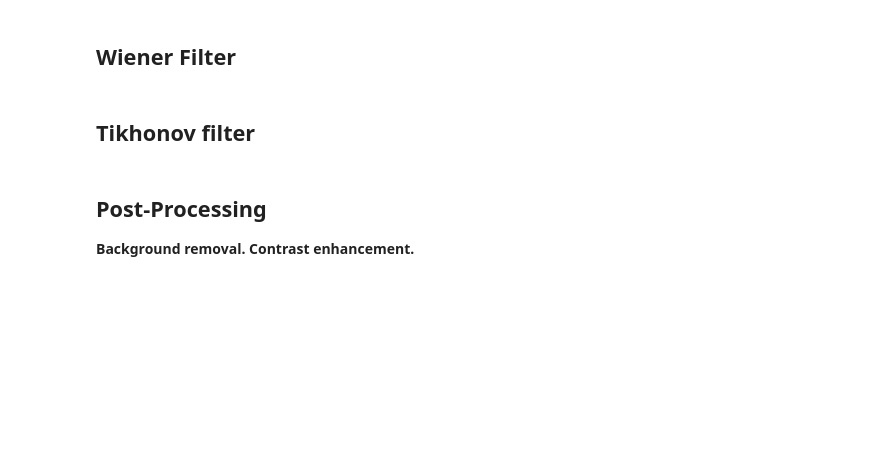
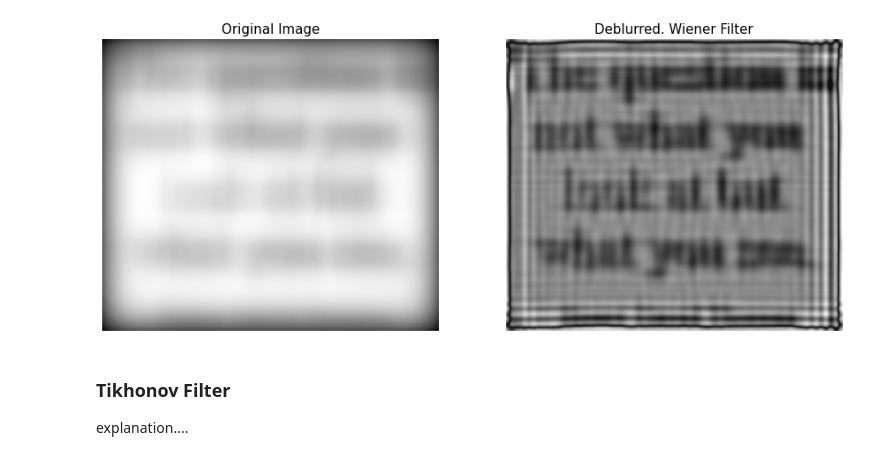
Before and after one commit to AdamV98/ReadTheText, a Jupyter notebook: Read The Text. SSIP 2022.ipynb, the cells around one changed output. Saved outputs shown, nothing was run; the diff lists cells and outputs as text; code cells hidden in the pictures; blank space fills up the shorter version.

```diff
--- a/Read The Text. SSIP 2022.ipynb
+++ b/Read The Text. SSIP 2022.ipynb
@@ -12,0 +55,2 @@ from Deblurring impor
+# %%
+psf = create_psf(B, Ar, Ac)
@@ -13,9 +98,10 @@ from Deblurring impor
+# %%
+deblurred_wiener = wiener_filter(B, psf, 20000)
+# %%
+compare_2_imgs (B, deblurred_wiener, title1 = 'Original Image', title2 = 'Deblurred. Wiener Filter')
+# %% [output]
+[figure, added]
 # %% [markdown]
-## Wiener Filter
+### Tikhonov Filter
+
+explanation....
-# %% [markdown]
-## Tikhonov filter
-# %% [markdown]
-## Post-Processing
-
-**Background removal.**
-**Contrast enhancement.**
```
Also changed, not shown: parts of 21 cells of this notebook, 1 other file.
